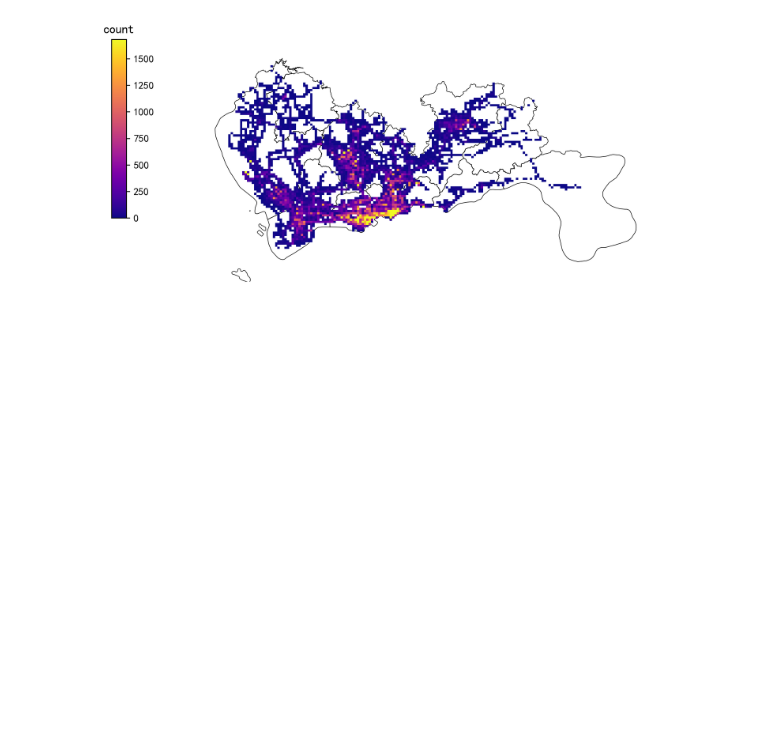
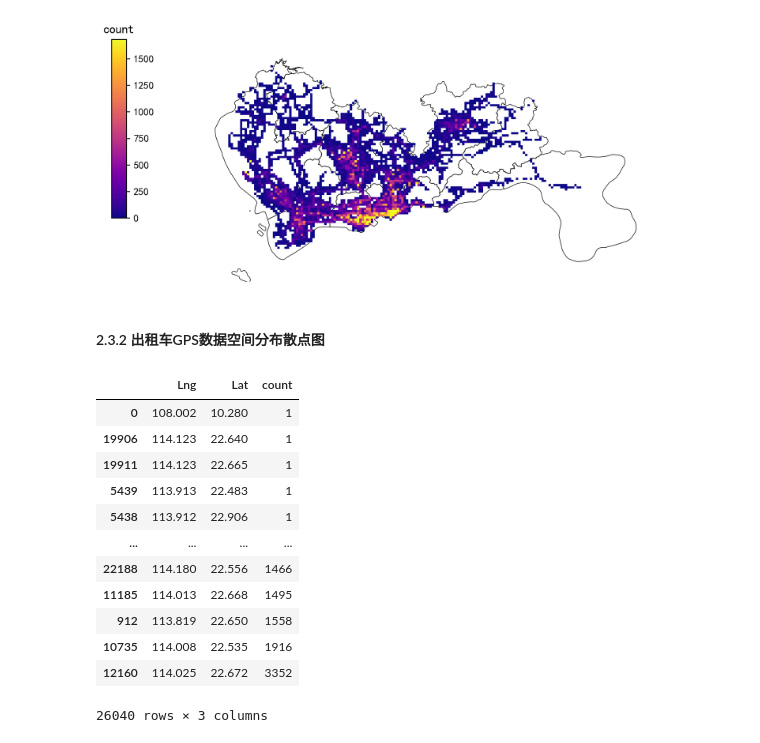
Before and after one commit to raingrain/evaluation-and-analysis-of-gps-data-for-taxi-in-shenzhen, a Jupyter notebook: src/main.ipynb, the cells around one changed output. Cells and saved outputs as stored; diff of their text form; code cells hidden in the pictures; blank space fills up the shorter version.

```diff
--- a/src/main.ipynb
+++ b/src/main.ipynb
@@ -498,3 +499,28 @@ plt.ylim(22.4, 22.9)
 plt.show()
 # %% [output]
 [figure]
+# %% [markdown]
+#### 2.3.2 出租车GPS数据空间分布散点图
+# %%
+# 经纬度小数点保留三位小数简便计算
+data2 = data[['Lng', 'Lat']].round(3).copy()
+# 统计每个小范围内数据量
+data2['count'] = 1
+data2 = data2.groupby(['Lng', 'Lat'])['count'].count().reset_index()
+# 排序数据，让数据量小的放上面先画，数据大的放下面最后画
+data2 = data2.sort_values(by='count')
+data2
+# %% [output]
+|  | Lng | Lat | count |
+| 0 | 108.002 | 10.280 | 1 |
+| 19906 | 114.123 | 22.640 | 1 |
+| 19911 | 114.123 | 22.665 | 1 |
+| 5439 | 113.913 | 22.483 | 1 |
+| 5438 | 113.912 | 22.906 | 1 |
+| ... | ... | ... | ... |
+| 22188 | 114.180 | 22.556 | 1466 |
+| 11185 | 114.013 | 22.668 | 1495 |
+| 912 | 113.819 | 22.650 | 1558 |
+| 10735 | 114.008 | 22.535 | 1916 |
+| 12160 | 114.025 | 22.672 | 3352 |
+26040 rows × 3 columns
```
Also changed, not shown: parts of 3 cells of this notebook.
